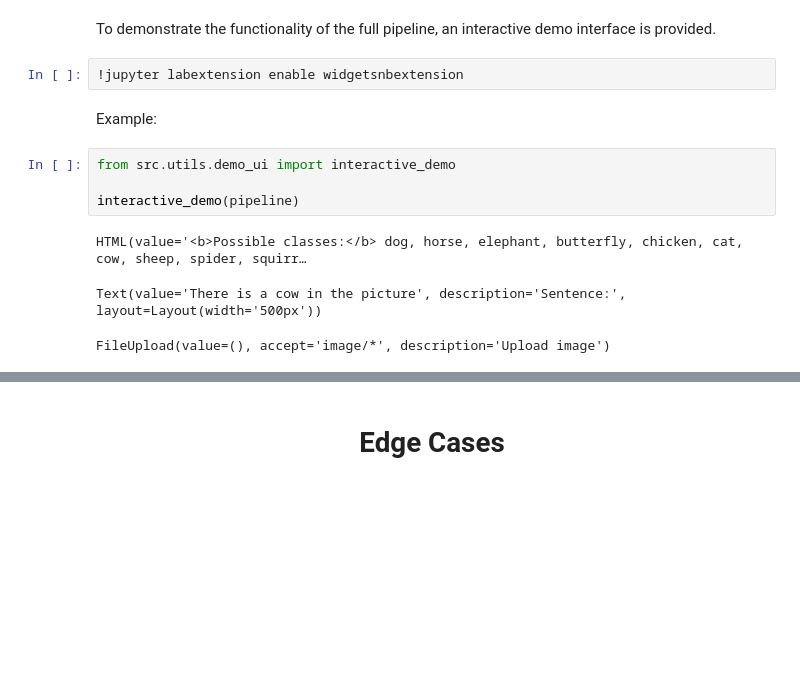
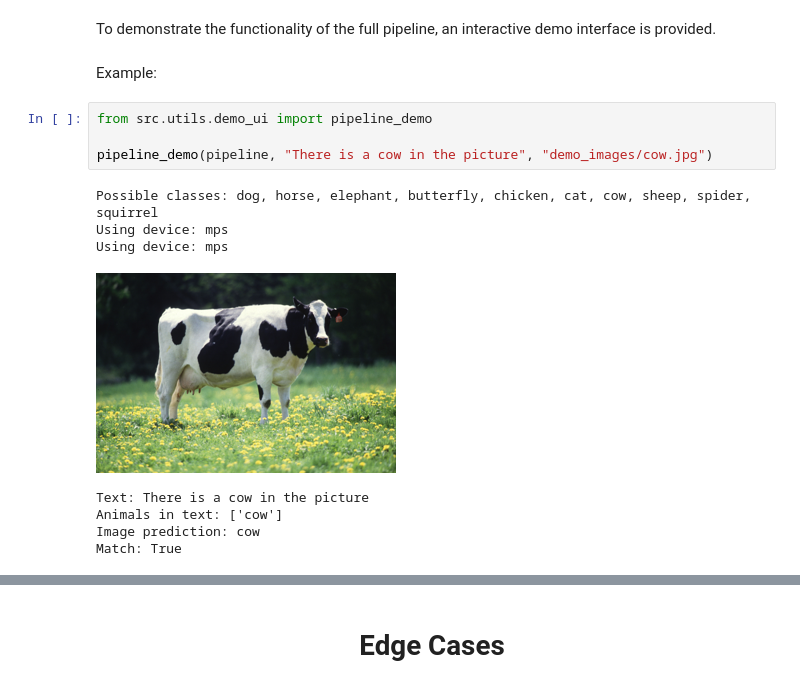
Before and after one commit to SofiiaPelenska/ML-tasks, a Jupyter notebook: Task 2/demo.ipynb, the cells around one changed output, grey strips where cells are left out. Saved outputs shown, nothing was run; the diff lists cells and outputs as text; blank space fills up the shorter version.

Commit message:
[Task 2] Demo fixes

```diff
--- a/Task 2/demo.ipynb
+++ b/Task 2/demo.ipynb
@@ -236,15 +236,18 @@ from src.pipeline.pipeline import AnimalPipeline
 pipeline = AnimalPipeline()
 # %% [markdown]
 To demonstrate the functionality of the full pipeline, an interactive demo interface is provided.
-# %%
-!jupyter labextension enable widgetsnbextension
 # %% [markdown]
 Example:
 # %%
-from src.utils.demo_ui import interactive_demo
+from src.utils.demo_ui import pipeline_demo
 
-interactive_demo(pipeline)
+pipeline_demo(pipeline, "There is a cow in the picture", "demo_images/cow.jpg")
 # %% [output]
-HTML(value='<b>Possible classes:</b> dog, horse, elephant, butterfly, chicken, cat, cow, sheep, spider, squirr…
+Possible classes: dog, horse, elephant, butterfly, chicken, cat, cow, sheep, spider, squirrel
+Using device: mps
+Using device: mps
+[figure, added]
-Text(value='There is a cow in the picture', description='Sentence:', layout=Layout(width='500px'))
+Text: There is a cow in the picture
+Animals in text: ['cow']
+Image prediction: cow
+Match: True
-FileUpload(value=(), accept='image/*', description='Upload image')
```
Also changed, not shown: parts of 6 cells of this notebook, 7 other files.
